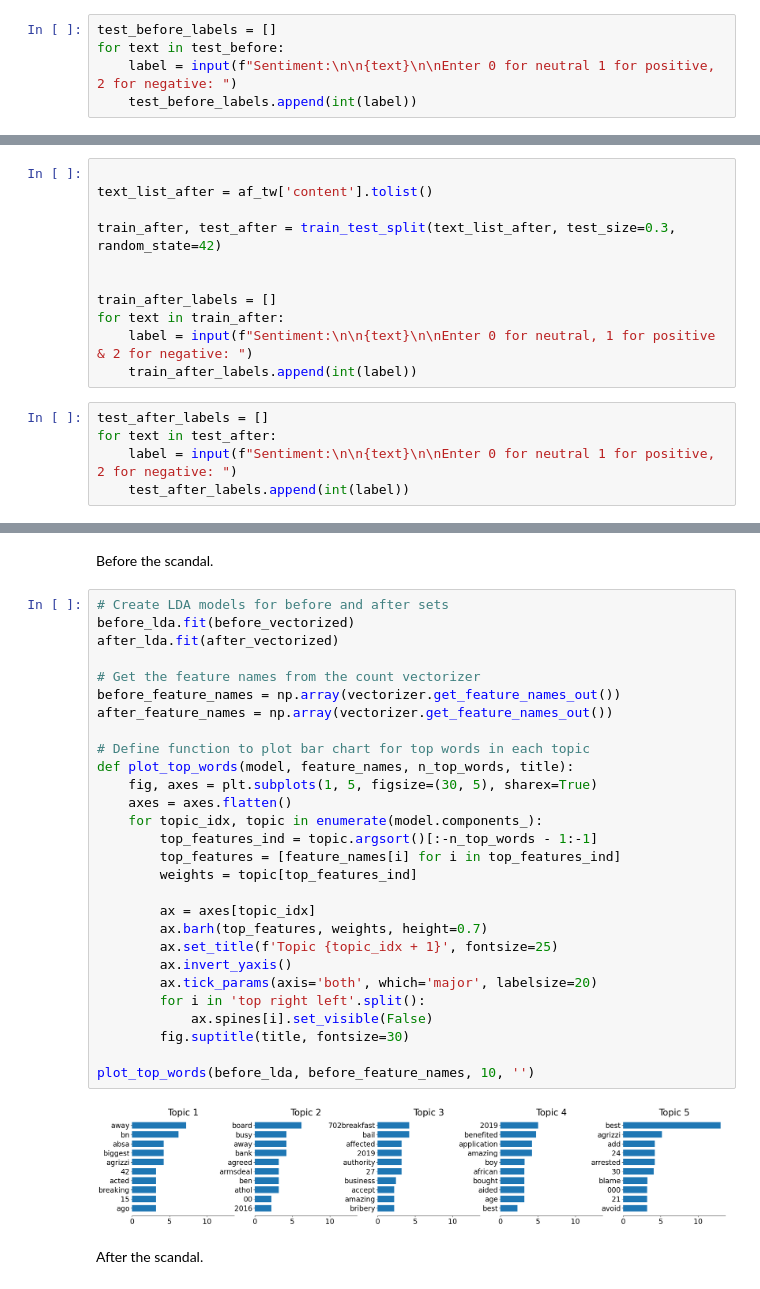
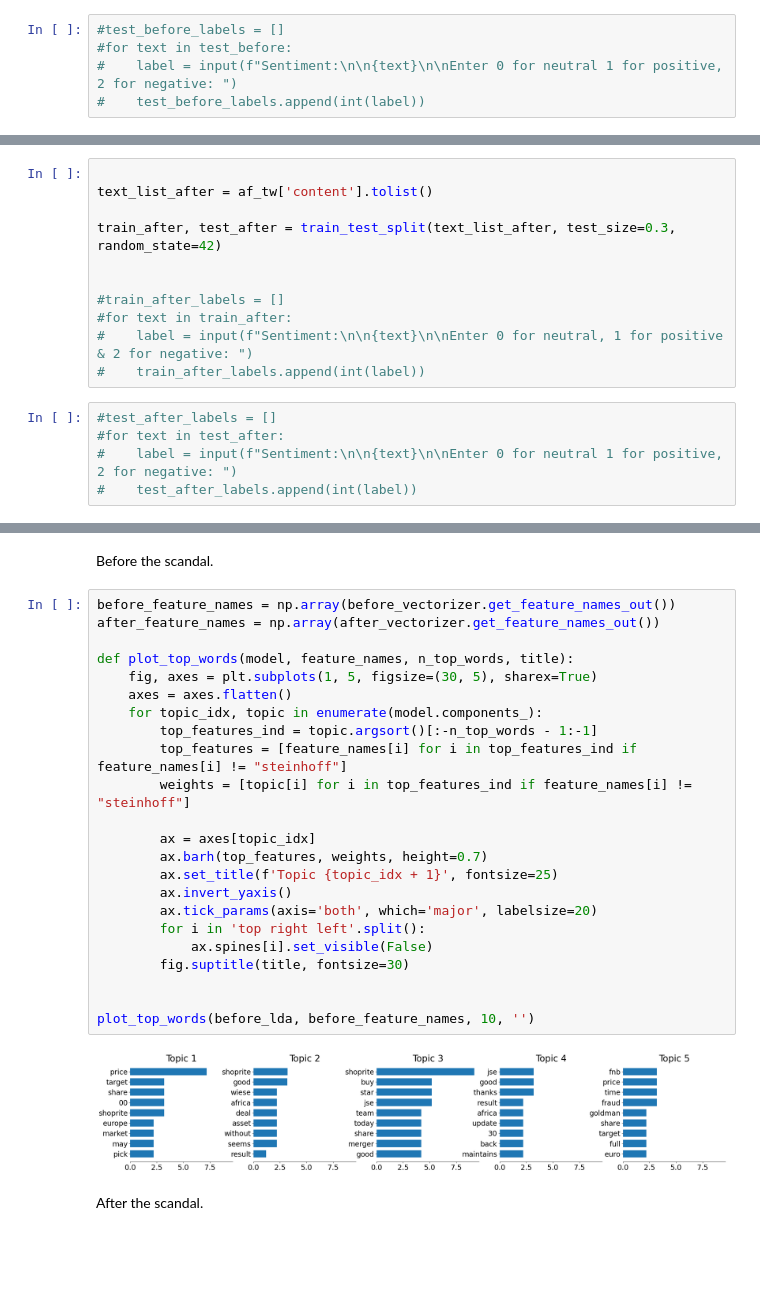
Before and after one commit to Slyson/Steinhoff-Sentiment-Analysis, a Jupyter notebook: steinhoff_sentiment_analysis.ipynb, the cells around one changed output, grey strips where cells are left out. Cells and saved outputs as stored; diff of their text form; blank space fills up the shorter version.

```diff
--- a/steinhoff_sentiment_analysis.ipynb
+++ b/steinhoff_sentiment_analysis.ipynb
@@ -292,6 +294,6 @@ for text in train_before:
 # %%
-test_before_labels = []
-for text in test_before:
-    label = input(f"Sentiment:\n\n{text}\n\nEnter 0 for neutral 1 for positive, 2 for negative: ")
-    test_before_labels.append(int(label))
+#test_before_labels = []
+#for text in test_before:
+#    label = input(f"Sentiment:\n\n{text}\n\nEnter 0 for neutral 1 for positive, 2 for negative: ")
+#    test_before_labels.append(int(label))
 # %%
@@ -306,13 +308,13 @@ text_list_after = af_tw['content'].tolist()
 train_after, test_after = train_test_split(text_list_after, test_size=0.3, random_state=42)
 
 
-train_after_labels = []
-for text in train_after:
-    label = input(f"Sentiment:\n\n{text}\n\nEnter 0 for neutral, 1 for positive & 2 for negative: ")
-    train_after_labels.append(int(label))
+#train_after_labels = []
+#for text in train_after:
+#    label = input(f"Sentiment:\n\n{text}\n\nEnter 0 for neutral, 1 for positive & 2 for negative: ")
+#    train_after_labels.append(int(label))
 # %%
-test_after_labels = []
-for text in test_after:
-    label = input(f"Sentiment:\n\n{text}\n\nEnter 0 for neutral 1 for positive, 2 for negative: ")
-    test_after_labels.append(int(label))
+#test_after_labels = []
+#for text in test_after:
+#    label = input(f"Sentiment:\n\n{text}\n\nEnter 0 for neutral 1 for positive, 2 for negative: ")
+#    test_after_labels.append(int(label))
 # %%
@@ -428,35 +429,30 @@ steinhoff corruption people must like billion share vbs say black
 # %% [markdown]
 Before the scandal.
 # %%
-# Create LDA models for before and after sets
-before_lda.fit(before_vectorized)
-after_lda.fit(after_vectorized)
+before_feature_names = np.array(before_vectorizer.get_feature_names_out())
+after_feature_names = np.array(after_vectorizer.get_feature_names_out())
 
-# Get the feature names from the count vectorizer
-before_feature_names = np.array(vectorizer.get_feature_names_out())
-after_feature_names = np.array(vectorizer.get_feature_names_out())
-
-# Define function to plot bar chart for top words in each topic
 def plot_top_words(model, feature_names, n_top_words, title):
     fig, axes = plt.subplots(1, 5, figsize=(30, 5), sharex=True)
     axes = axes.flatten()
     for topic_idx, topic in enumerate(model.components_):
         top_features_ind = topic.argsort()[:-n_top_words - 1:-1]
-        top_features = [feature_names[i] for i in top_features_ind]
-        weights = topic[top_features_ind]
+        top_features = [feature_names[i] for i in top_features_ind if feature_names[i] != "steinhoff"]
+        weights = [topic[i] for i in top_features_ind if feature_names[i] != "steinhoff"]
 
         ax = axes[topic_idx]
         ax.barh(top_features, weights, height=0.7)
         ax.set_title(f'Topic {topic_idx + 1}', fontsize=25)
         ax.invert_yaxis()
         ax.tick_params(axis='both', which='major', labelsize=20)
         for i in 'top right left'.split():
             ax.spines[i].set_visible(False)
         fig.suptitle(title, fontsize=30)
 
+
 plot_top_words(before_lda, before_feature_names, 10, '')
 # %% [output]
-[figure, old version]
+[figure, new version]
 # %% [markdown]
 After the scandal.
 # %%
```
Also changed, not shown: parts of 13 cells of this notebook.
